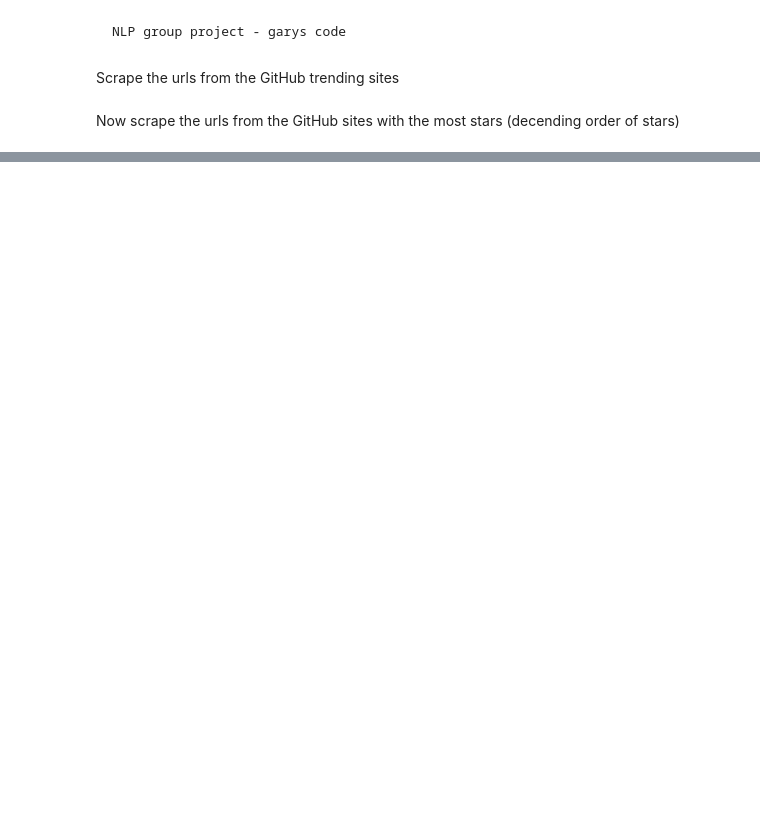
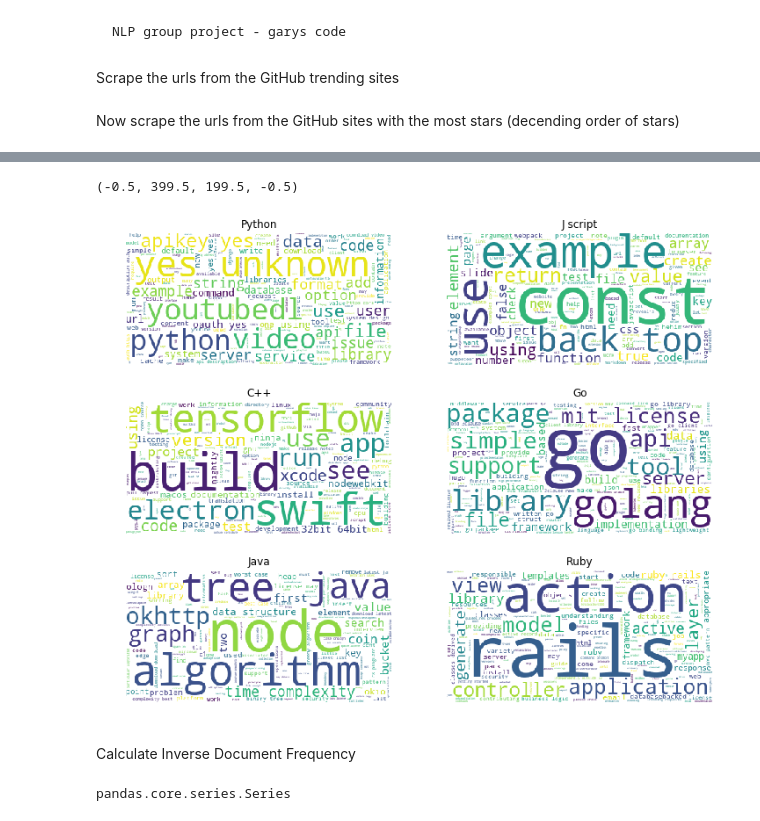
Before and after one commit to nlp-project-steven-gary/nlp_project, a Jupyter notebook: nlp_gary.ipynb, the cells around one changed output, grey strips where cells are left out. Drawn from its saved outputs; the diff is of its cells as text; code cells hidden in the pictures; blank space fills up the shorter version.

```diff
--- a/nlp_gary.ipynb
+++ b/nlp_gary.ipynb
@@ -83,0 +211,16 @@ bulk = drop_empty_readmes(bulk)
+# %%
+all_words = ' '.join(df['clean'])
+js_words = ' '.join(df['clean'][df.language == 'JavaScript'])
+python_words = ' '.join(df['clean'][df.language == 'Python'])
+cpp_words = ' '.join(df['clean'][df.language == 'C++'])
+typeScript_words = ' '.join(df['clean'][df.language == 'TypeScript'])
+go_words = ' '.join(df['clean'][df.language == 'Go'])
+java_words = ' '.join(df['clean'][df.language == 'Java'])
+css_words = ' '.join(df['clean'][df.language == 'CSS'])
+shell_words = ' '.join(df['clean'][df.language == 'Shell'])
+vue_words = ' '.join(df['clean'][df.language == 'Vue'])
+ruby_words = ' '.join(df['clean'][df.language == 'Ruby'])
+objc_words = ' '.join(df['clean'][df.language == 'Objective-C'])
+dart_words = ' '.join(df['clean'][df.language == 'Dart'])
+rust_words = ' '.join(df['clean'][df.language == 'Rust'])
+c_words = ' '.join(df['clean'][df.language == 'C'])
@@ -83,0 +261,44 @@ bulk = drop_empty_readmes(bulk)
+# %%
+python_cloud = WordCloud(background_color='white').generate(python_words)
+js_cloud = WordCloud(background_color='white').generate(js_words)
+cpp_cloud = WordCloud(background_color='white').generate(cpp_words)
+go_cloud = WordCloud(background_color='white').generate(go_words)
+java_cloud = WordCloud(background_color='white').generate(java_words)
+ruby_cloud = WordCloud(background_color='white').generate(ruby_words)
+
+plt.figure(figsize=(12, 10))
+
+plt.subplot(321)
+plt.imshow(python_cloud)
+plt.title('Python')
+plt.axis('off')
+
+plt.subplot(322)
+plt.imshow(js_cloud)
+plt.title('J script')
+plt.axis('off')
+
+plt.subplot(323)
+plt.imshow(cpp_cloud)
+plt.title('C++')
+plt.axis('off')
+
+plt.subplot(324)
+plt.imshow(go_cloud)
+plt.title('Go')
+plt.axis('off')
+
+plt.subplot(325)
+plt.imshow(java_cloud)
+plt.title('Java')
+plt.axis('off')
+
+plt.subplot(326)
+plt.imshow(ruby_cloud)
+plt.title('Ruby')
+plt.axis('off')
+# %% [output]
+(-0.5, 399.5, 199.5, -0.5)
+[figure, added]
+# %% [markdown]
+Calculate Inverse Document Frequency
@@ -83,0 +308,4 @@ bulk = drop_empty_readmes(bulk)
+# %%
+type(unique_count)
+# %% [output]
+pandas.core.series.Series
```
Also changed, not shown: parts of 13 cells of this notebook.
